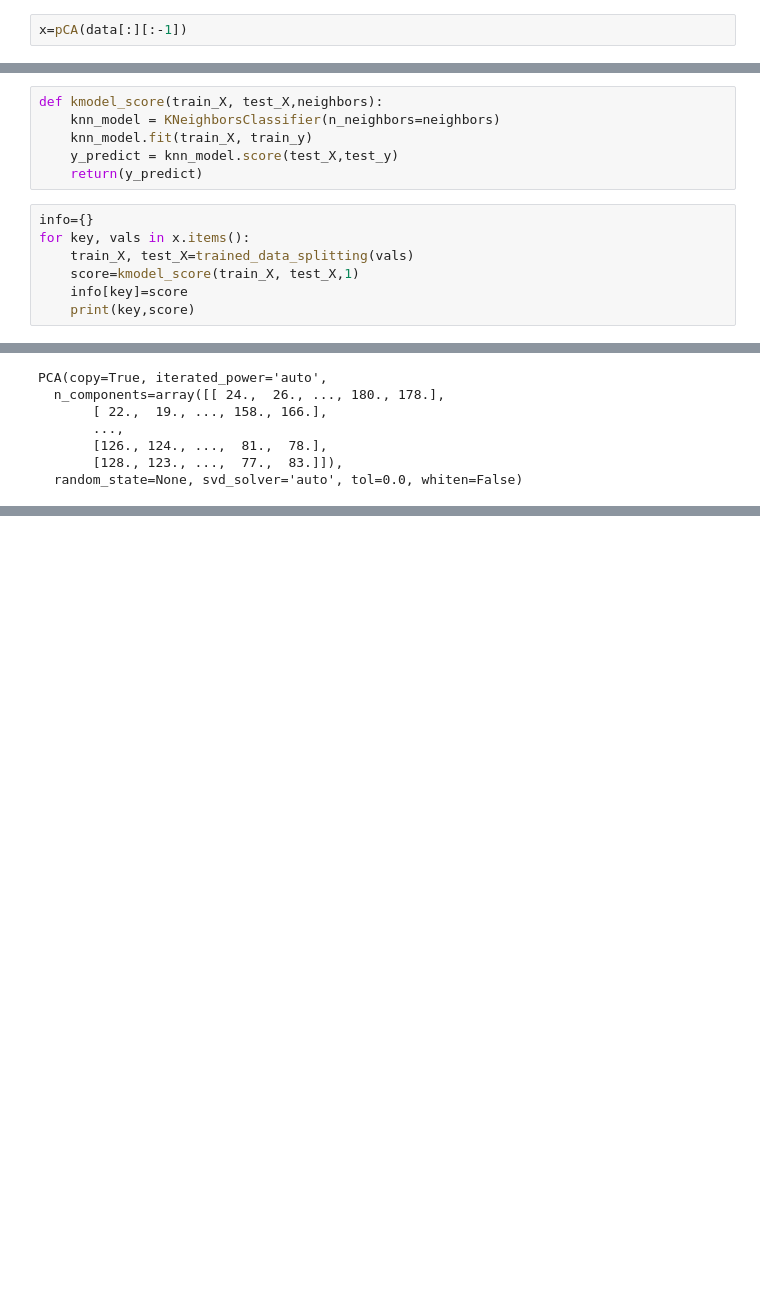
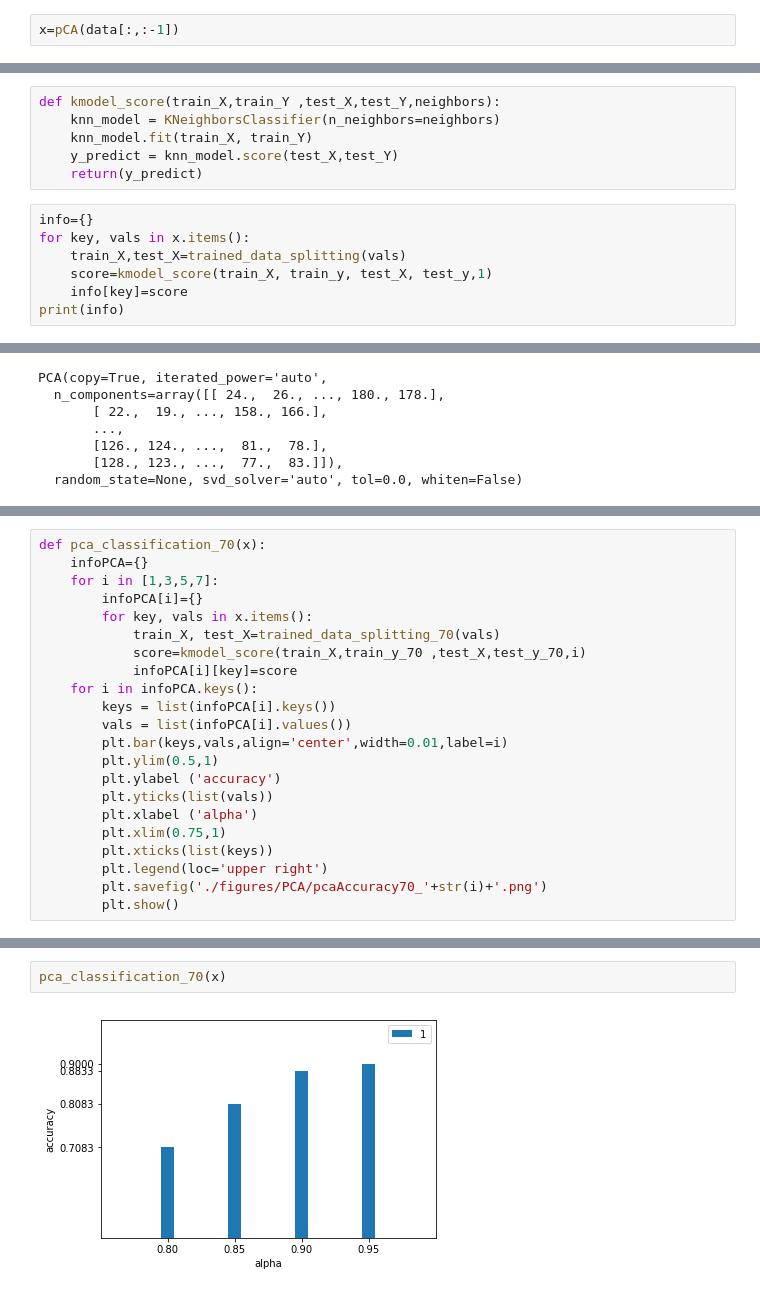
Before and after one commit to kmohab71/face_recognition, a Jupyter notebook: face_recognition/face_recognition.ipynb, the cells around one changed output, grey strips where cells are left out. Saved outputs shown, nothing was run; the diff lists cells and outputs as text; blank space fills up the shorter version.

```diff
--- a/face_recognition/face_recognition.ipynb
+++ b/face_recognition/face_recognition.ipynb
@@ -91,22 +120,22 @@ def pCA(dataMatrix):
     return transformed
 # %%
-x=pCA(data[:][:-1])
+x=pCA(data[:,:-1])
 # %% [output]
 1
 2
 3
 4
 # %%
-def kmodel_score(train_X, test_X,neighbors):
+def kmodel_score(train_X,train_Y ,test_X,test_Y,neighbors):
     knn_model = KNeighborsClassifier(n_neighbors=neighbors)
-    knn_model.fit(train_X, train_y)
-    y_predict = knn_model.score(test_X,test_y)
+    knn_model.fit(train_X, train_Y)
+    y_predict = knn_model.score(test_X,test_Y)
     return(y_predict)
 # %%
 info={}
 for key, vals in x.items():
-    train_X, test_X=trained_data_splitting(vals)
-    score=kmodel_score(train_X, test_X,1)
+    train_X,test_X=trained_data_splitting(vals)
+    score=kmodel_score(train_X, train_y, test_X, test_y,1)
     info[key]=score
-    print(key,score)
+print(info)
 # %% [output]
@@ -158,0 +187,22 @@ PCA(copy=True, iterated_power='auto',
+# %%
+def pca_classification_70(x):
+    infoPCA={}
+    for i in [1,3,5,7]:
+        infoPCA[i]={}
+        for key, vals in x.items():
+            train_X, test_X=trained_data_splitting_70(vals)
+            score=kmodel_score(train_X,train_y_70 ,test_X,test_y_70,i)
+            infoPCA[i][key]=score
+    for i in infoPCA.keys():
+        keys = list(infoPCA[i].keys())
+        vals = list(infoPCA[i].values())
+        plt.bar(keys,vals,align='center',width=0.01,label=i)
+        plt.ylim(0.5,1)
+        plt.ylabel ('accuracy')
+        plt.yticks(list(vals))
+        plt.xlabel ('alpha')
+        plt.xlim(0.75,1)
+        plt.xticks(list(keys))
+        plt.legend(loc='upper right')
+        plt.savefig('./figures/PCA/pcaAccuracy70_'+str(i)+'.png')
+        plt.show()
@@ -158,0 +231,4 @@ PCA(copy=True, iterated_power='auto',
+# %%
+pca_classification_70(x)
+# %% [output]
+[figure, added]
```
Also changed, not shown: parts of 11 cells of this notebook, 9 other files.
